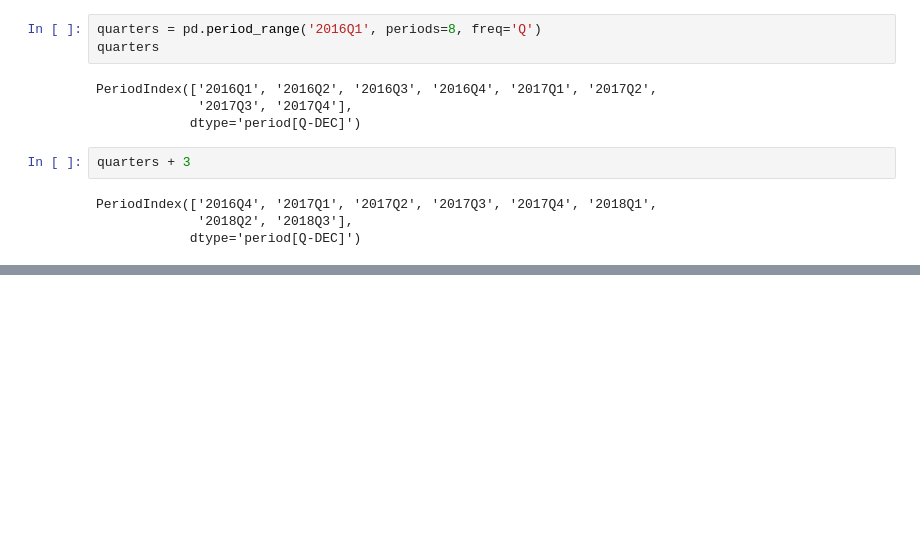
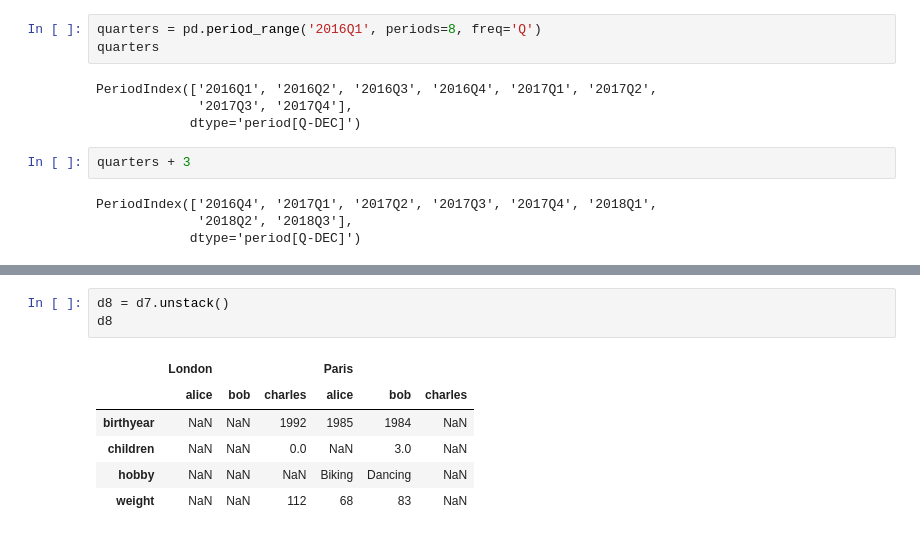
Before and after one commit to nswekosk/hands-on-machine-learning-practice, a Jupyter notebook: Pandas_Practice.ipynb, the cells around one changed output, grey strips where cells are left out. Cells and saved outputs as stored; diff of their text form; blank space fills up the shorter version.

```diff
--- a/Pandas_Practice.ipynb
+++ b/Pandas_Practice.ipynb
@@ -428,0 +752,10 @@ PeriodIndex(['2016Q4', '2017Q1', '2017Q2', '2017Q3', '2017Q4', '2018Q1',
+# %%
+d8 = d7.unstack()
+d8
+# %% [output]
+|  | London |  |  | Paris |  |  |
+|  | alice | bob | charles | alice | bob | charles |
+| birthyear | NaN | NaN | 1992 | 1985 | 1984 | NaN |
+| children | NaN | NaN | 0.0 | NaN | 3.0 | NaN |
+| hobby | NaN | NaN | NaN | Biking | Dancing | NaN |
+| weight | NaN | NaN | 112 | 68 | 83 | NaN |
```
Also changed, not shown: parts of 46 cells of this notebook.
